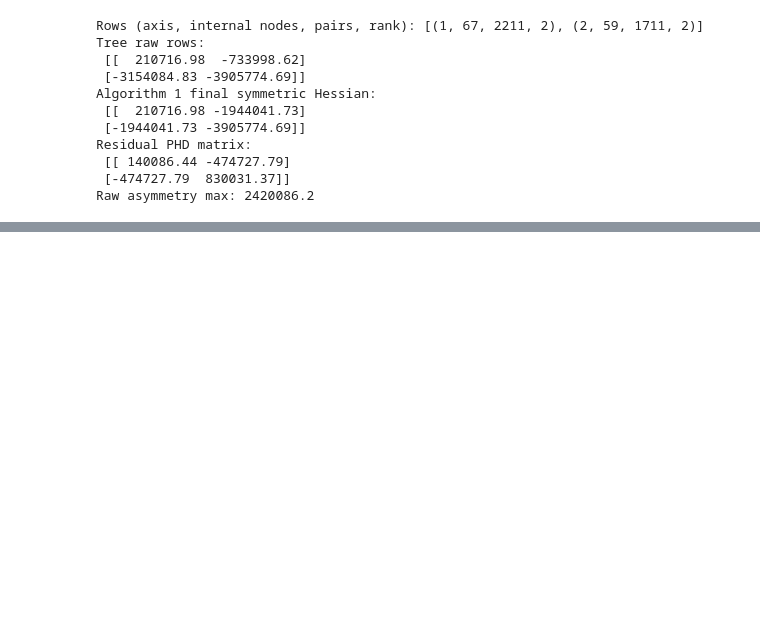
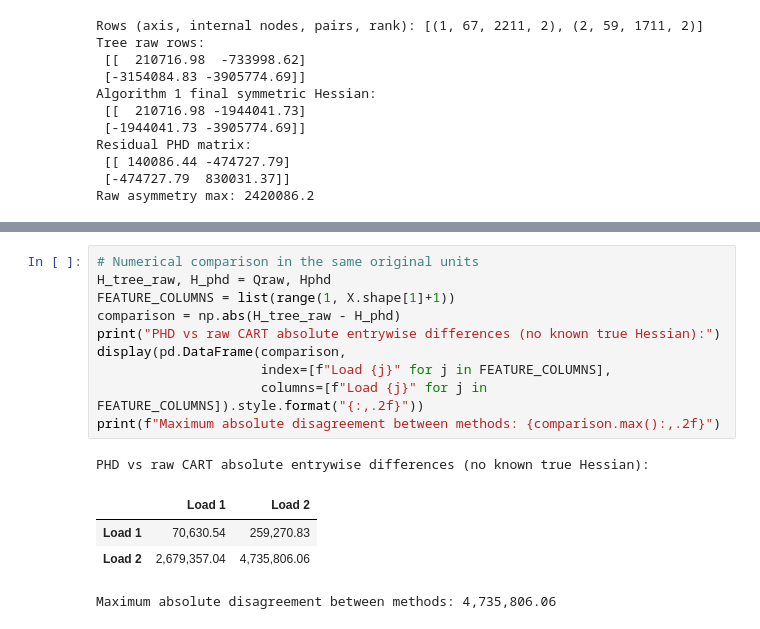
Before and after one commit to hitotoro24/PICART, a Jupyter notebook: weeks/2026-W46/cedar_baseline/cedar_opfdata_hessian_2d.ipynb, the cells around one changed output, grey strips where cells are left out. Cells and saved outputs as stored; diff of their text form; blank space fills up the shorter version.

```diff
--- a/weeks/2026-W46/cedar_baseline/cedar_opfdata_hessian_2d.ipynb
+++ b/weeks/2026-W46/cedar_baseline/cedar_opfdata_hessian_2d.ipynb
@@ -90,0 +181,16 @@ Raw asymmetry max: 2420086.2
+# %%
+# Numerical comparison in the same original units
+H_tree_raw, H_phd = Qraw, Hphd
+FEATURE_COLUMNS = list(range(1, X.shape[1]+1))
+comparison = np.abs(H_tree_raw - H_phd)
+print("PHD vs raw CART absolute entrywise differences (no known true Hessian):")
+display(pd.DataFrame(comparison,
+                     index=[f"Load {j}" for j in FEATURE_COLUMNS],
+                     columns=[f"Load {j}" for j in FEATURE_COLUMNS]).style.format("{:,.2f}"))
+print(f"Maximum absolute disagreement between methods: {comparison.max():,.2f}")
+# %% [output]
+PHD vs raw CART absolute entrywise differences (no known true Hessian):
+|  | Load 1 | Load 2 |
+| Load 1 | 70,630.54 | 259,270.83 |
+| Load 2 | 2,679,357.04 | 4,735,806.06 |
+Maximum absolute disagreement between methods: 4,735,806.06
```
Also changed, not shown: parts of 11 cells of this notebook, 3 other files.
